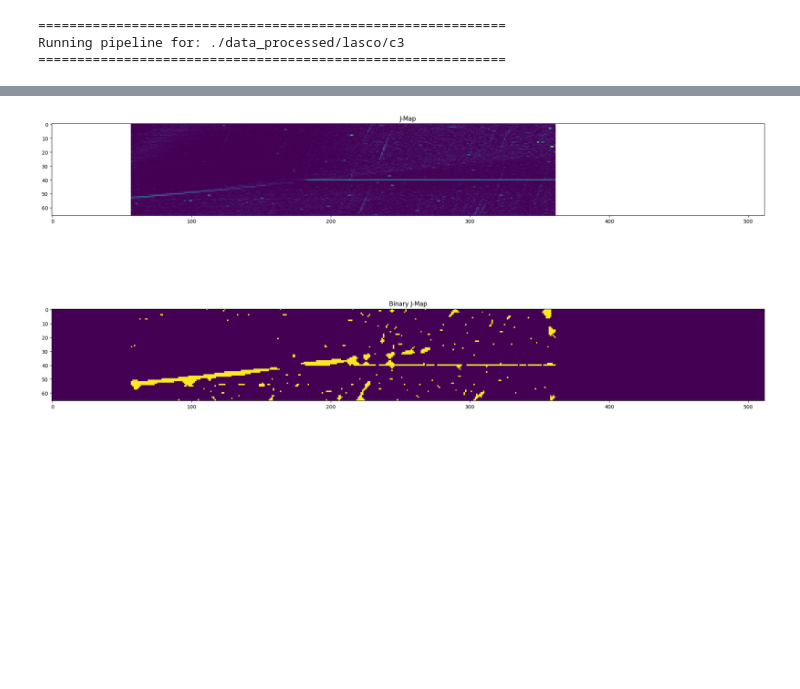
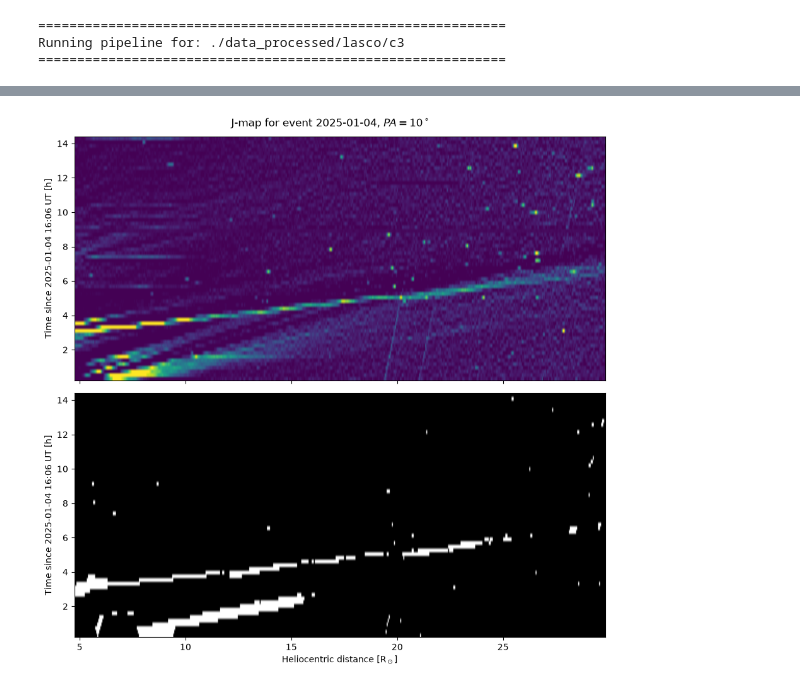
Before and after one commit to SightMan3/CME_DETECTION_GRU, a Jupyter notebook: temp.ipynb, the cells around one changed output, grey strips where cells are left out. Cells and saved outputs as stored; diff of their text form; code cells hidden in the pictures; blank space fills up the shorter version.

```diff
--- a/temp.ipynb
+++ b/temp.ipynb
@@ -127,6 +127,9 @@ r_arcsec     = np.sqrt(x_arcsec**2 + y_arcsec**2)
 theta_arcsec = np.arctan2(y_arcsec, x_arcsec)
 theta_arcsec = np.mod(theta_arcsec, 2 * np.pi)
 
+R_MIN_ARCSEC = 4.7 * rsun_pixels * arcsec_per_pixel
+R_MAX_ARCSEC = 512 * arcsec_per_pixel
+
 # ── Pylon angle detection ──
 best_pylon_cover = None
 phi = None
@@ -180,7 +183,7 @@ def prepare_image(image):
 def unroll_to_polar(img, r_arcsec_array, theta_arcsec_array,
                     num_radii=512, num_angles=360):
     R_max   = r_arcsec_array.max()
-    R_new   = np.linspace(r_arcsec_array.min(), R_max, num_radii)
+    R_new = np.linspace(R_MIN_ARCSEC, R_MAX_ARCSEC, num_radii)
     Theta_new = np.linspace(0, 2 * np.pi, num_angles, endpoint=False)
     R_grid, Theta_grid = np.meshgrid(R_new, Theta_new)
 
@@ -294,22 +297,39 @@ np.float64(0.2916666666666667)
 # %%
 j_map = create_jmap(running_difference, 10)
 
 j_map_clean = np.nan_to_num(j_map, nan=0.0, posinf=0.0, neginf=0.0)
 p1, p99 = np.percentile(j_map_clean, (1, 99))
 j_map_clipped = np.clip(j_map_clean, p1, p99)
 j_map_norm = (j_map_clipped - j_map_clipped.min()) / (j_map_clipped.max() - j_map_clipped.min())
 j_map_eq = exposure.equalize_adapthist(j_map_norm, clip_limit=0.03)
 
 j_map_blobs = meijering(j_map_eq, sigmas=range(1, 4), black_ridges=False)
 threshold = np.percentile(j_map_blobs, 97)
 binary_j_map = closing(j_map_blobs > threshold, disk(2))
 
 
-fig, axis = plt.subplots(2, 1, figsize=(20, 12))
-axis[0].imshow(j_map)
-axis[0].set_title('J-Map')
-axis[1].imshow(binary_j_map)
-axis[1].set_title('Binary J-Map')
+assert len(cum_times) - 1 == j_map.shape[0]
+
+R   = np.linspace(R_MIN_ARCSEC, R_MAX_ARCSEC, j_map.shape[1]) / (rsun_pixels * arcsec_per_pixel)
+t_h = cum_times[1:] / 3600.0
+
+valid  = ~np.all(np.isnan(j_map), axis=0)
+c0, c1 = np.flatnonzero(valid)[[0, -1]]
+
+jm  = j_map[::-1, c0:c1+1]            # create_jmap stores newest-first
+bjm = binary_j_map[::-1, c0:c1+1]     # same flip, same crop
+
+extent = [R[c0], R[c1], t_h[0], t_h[-1]]
+vmin, vmax = np.nanpercentile(jm, [5, 99.5])
+
+fig, ax = plt.subplots(2, 1, figsize=(9, 9), sharex=True)
+ax[0].imshow(jm, aspect='auto', origin='lower', extent=extent, vmin=vmin, vmax=vmax)
+ax[1].imshow(bjm, aspect='auto', origin='lower', extent=extent,
+             cmap='gray', vmin=0, vmax=1)
+ax[1].set_xlabel(r'Heliocentric distance [R$_\odot$]')
+fig.suptitle(r'J-map for event 2025-01-04, $PA = 10^\circ$')
 plt.tight_layout()
+for a in ax:
+    a.set_ylabel(f'Time since {t0:%Y-%m-%d %H:%M} UT [h]')
 # %% [output]
-[figure, old version]
+[figure, new version]
```
Also changed, not shown: parts of 2 cells of this notebook, 4 other files.
